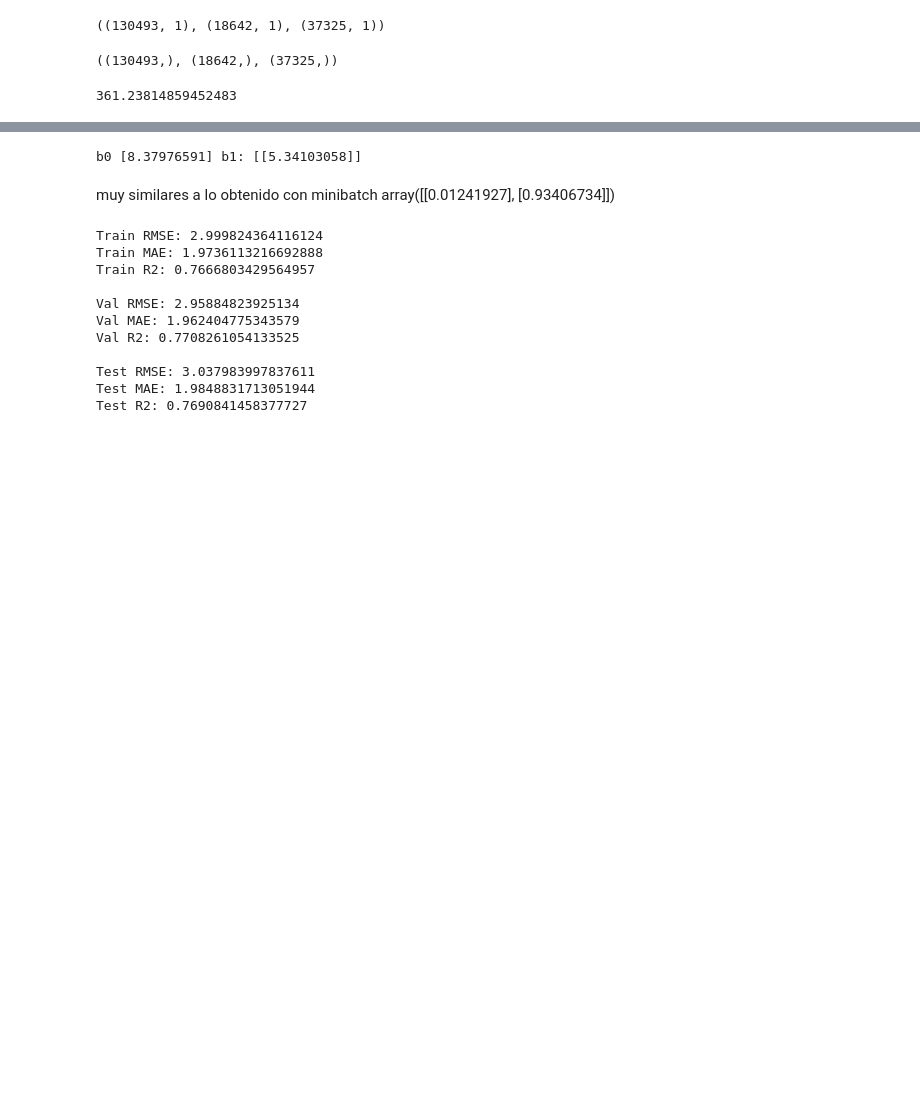
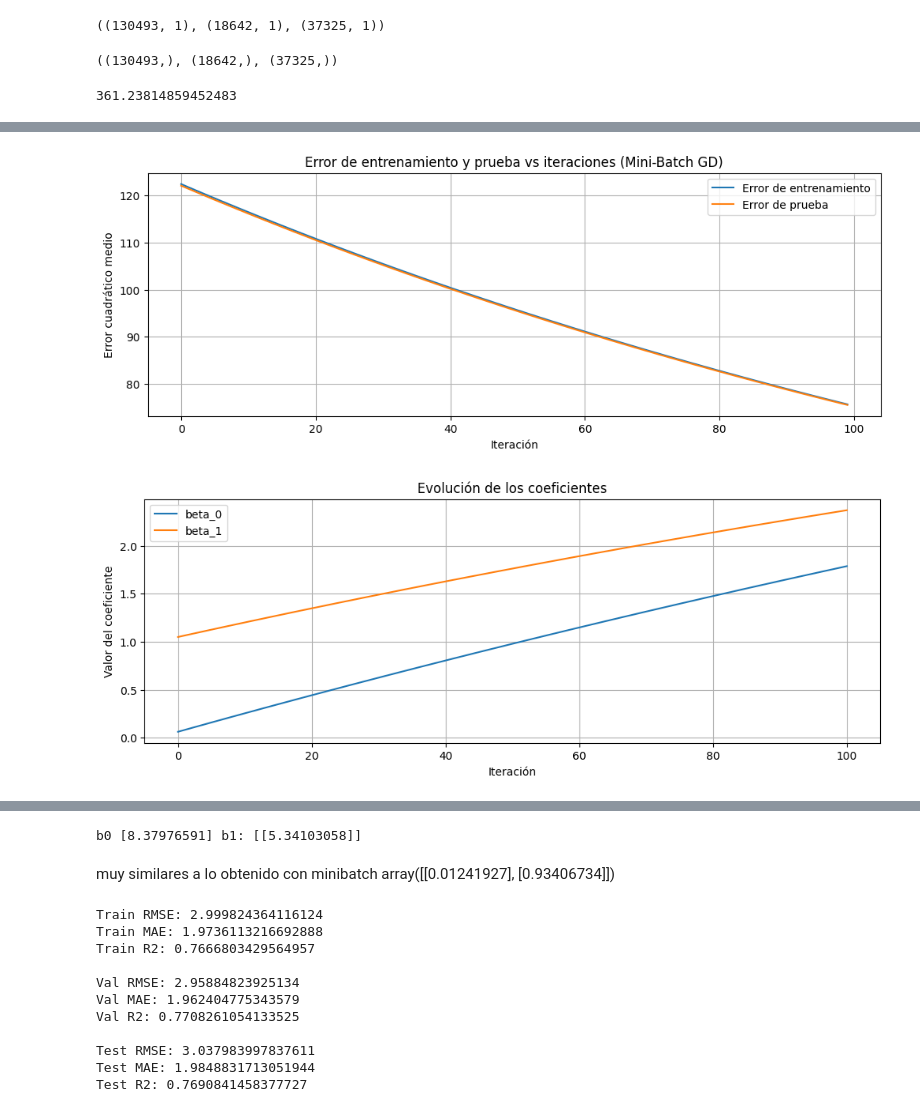
Before and after one commit to CaterinaMartinezD/AA1-TUIA-2025C1-Casado-MartinezDufour, a Jupyter notebook: TP-Regresion-AA1-2025C1.ipynb, the cells around one changed output, grey strips where cells are left out. Cells and saved outputs as stored; diff of their text form; code cells hidden in the pictures; blank space fills up the shorter version.

```diff
--- a/TP-Regresion-AA1-2025C1.ipynb
+++ b/TP-Regresion-AA1-2025C1.ipynb
@@ -978 +981,6 @@ W=mini_batch_gradient_descent(X_train, y_train, X_val, y_val, lr=0.02, batch_siz
+# %%
+W_BGD = mini_batch_gradient_descent(X_train, y_train, X_val, y_val, lr=0.001, batch_size= X_train.shape[0], epochs=100, grad_fn=mse_gradient)
+# %% [output]
+[figure, added]
+[figure, added]
 # %%
```
Also changed, not shown: parts of 11 cells of this notebook.
